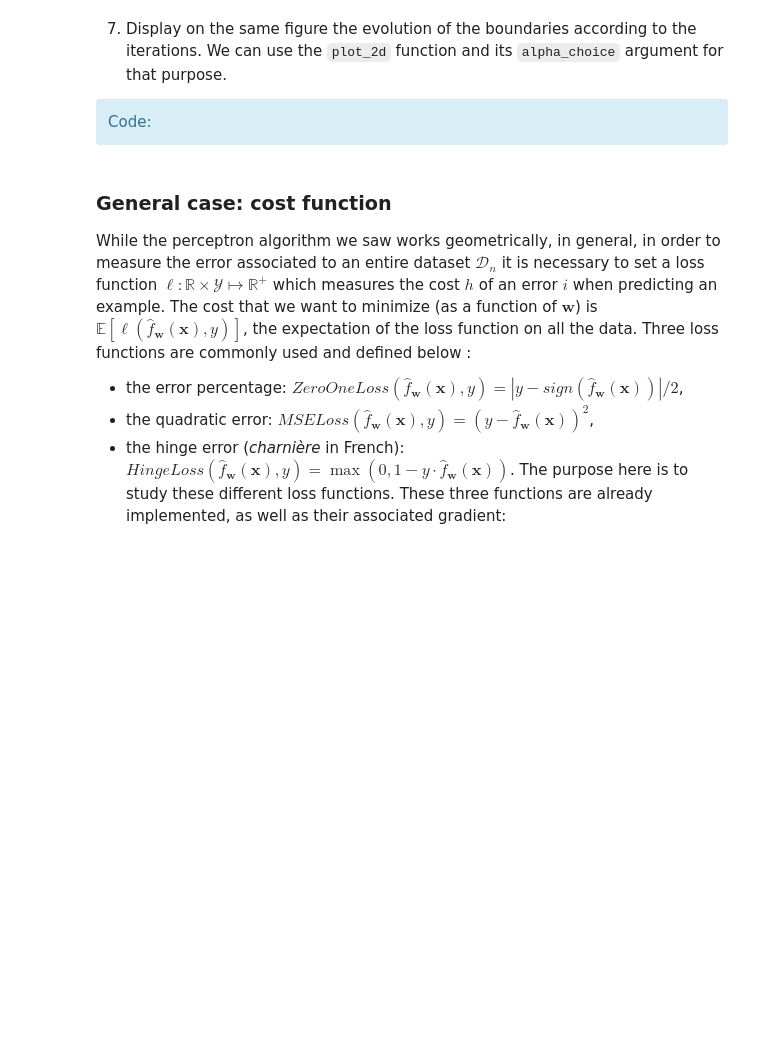
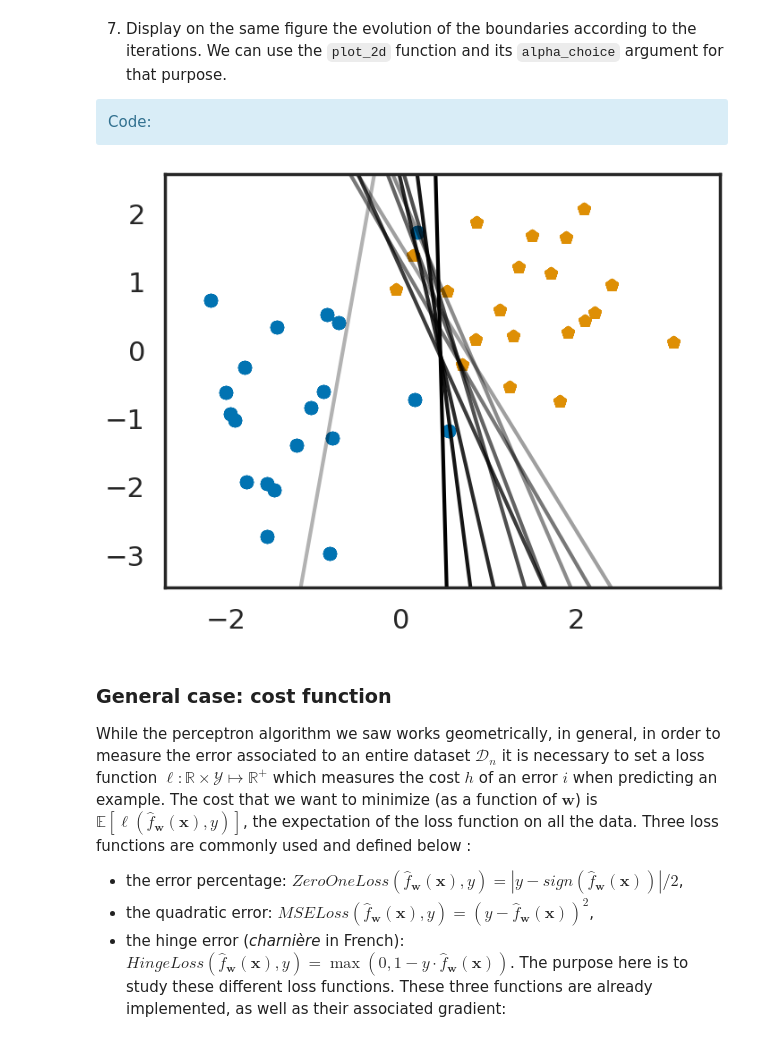
Before and after one commit to yurialvizi/SI221B-TP4, a Jupyter notebook: notebook.ipynb, the cells around one changed output. Drawn from its saved outputs; the diff is of its cells as text; code cells hidden in the pictures; blank space fills up the shorter version.

```diff
--- a/notebook.ipynb
+++ b/notebook.ipynb
@@ -192,12 +268,12 @@ For the next questions, you should reuse the datasets you obtained previously.
 # %%
 def predict(x, w):
     """Prediction from a normal vector."""
-    return # Complete here
+    return w[0] + np.dot(x, w[1:])
 
 
 def predict_class(x, w):
     """Predict a class from at point x thanks to a normal vector."""
-    return # Complete here
+    return np.sign(predict(x, w))
 # %%
 w1 = [0, 1, 1] # Visually, seems like it would make an okay normal vector for a separating hyperplane
 x_test_1 = [-1, -1]
@@ -251,6 +338,12 @@ def perceptron(x, y, eps, niter, w_ini):
     '''
     Complete here
     '''
+    for j in range(1, niter):
+        w[j] = w[j-1]
+        for i in range(x.shape[0]):
+            if y[i] * predict(x[i], w[j]) <= 0:
+                w[j] = w[j] + eps * y[i] * np.hstack(([1], x[i]))
+
     return w
 # %% [markdown]
 6) Test the perceptron algorithm on the following parameters and look at how $\mathbf{w}$ evolves during the iterations.
@@ -270,3 +363,5 @@ w_ini = std_ini * np.random.randn(X1.shape[1] + 1)
 '''
 Complete here
 '''
+w_perc = perceptron(X1, y1, epsilon, niter, w_ini)
+w_perc
@@ -278,9 +384,15 @@ Complete here
 # %%
 # Use a loop and the last argument of plot_2d to plot each hyperplane (at each iteration)
 # with decreasing transparency
 '''
 Complete here
 '''
+alpha_choice = np.linspace(0.3, 1, 10)
+
+for i in range(w_perc.shape[0]):
+    plot_2d(X1, y1, w_perc[i], alpha_choice=alpha_choice[i])
+# %% [output]
+[figure, added]
 # %% [markdown]
 ### General case: cost function
 
```
Also changed, not shown: parts of 23 cells of this notebook.
